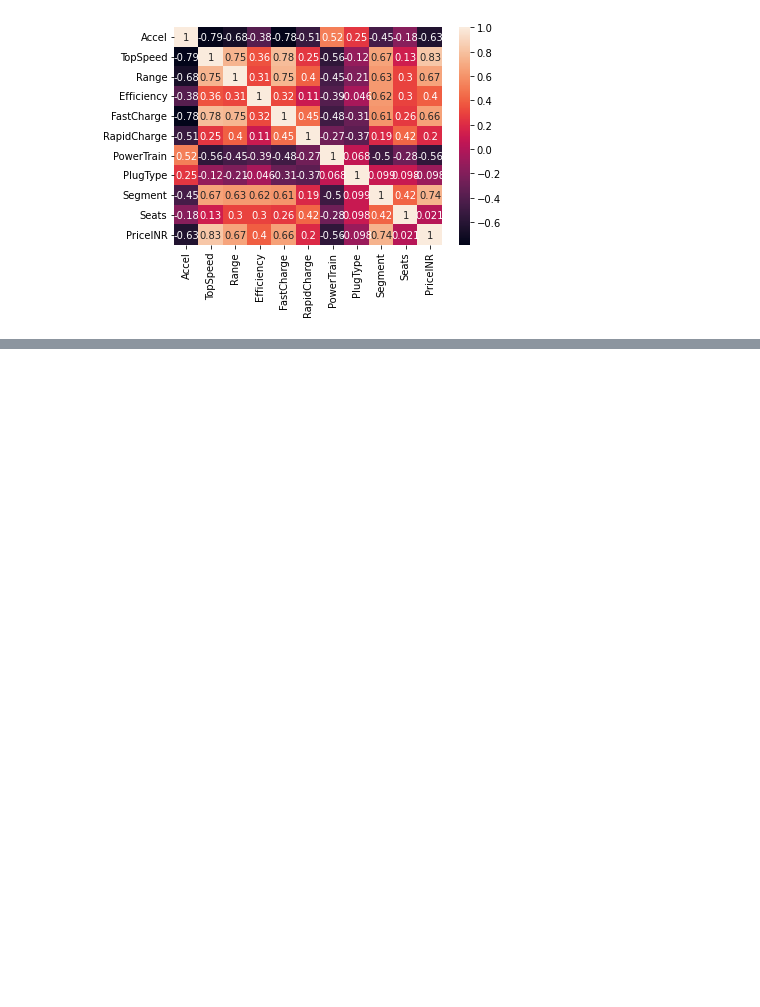
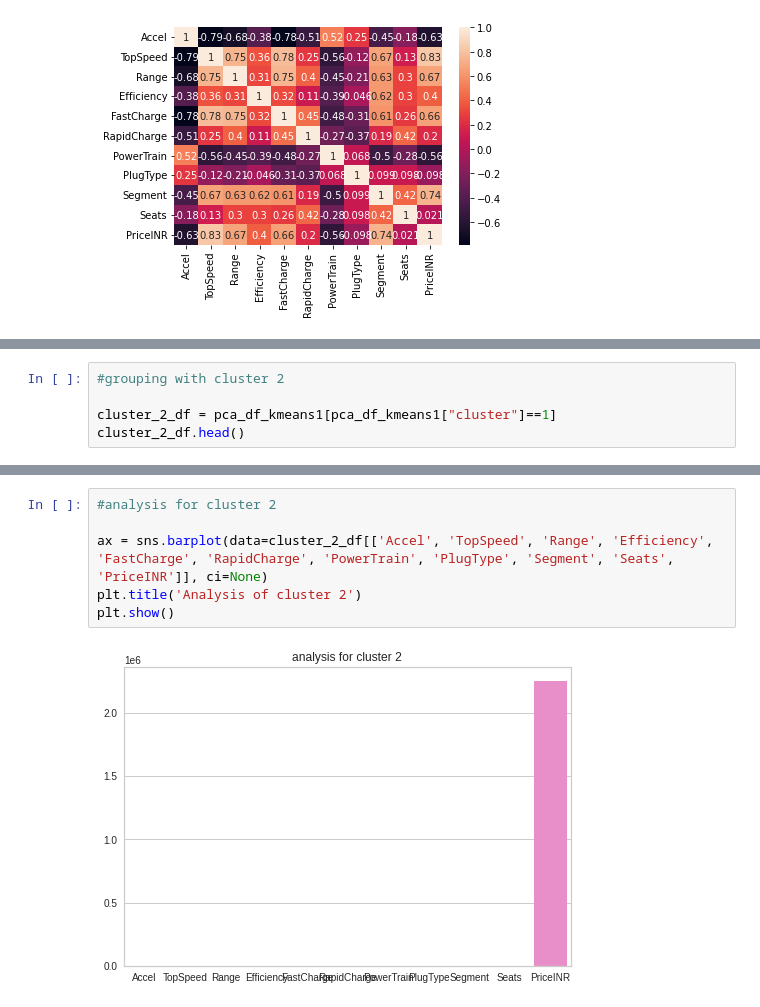
Before and after one commit to deepak03c/EV_Market_Segmentation, a Jupyter notebook: CLUSTERING_MODEL.ipynb, the cells around one changed output, grey strips where cells are left out. Saved outputs shown, nothing was run; the diff lists cells and outputs as text; blank space fills up the shorter version.

```diff
--- a/CLUSTERING_MODEL.ipynb
+++ b/CLUSTERING_MODEL.ipynb
@@ -578,0 +584,5 @@ cluster_1_df.head()
+# %%
+#grouping with cluster 2
+
+cluster_2_df = pca_df_kmeans1[pca_df_kmeans1["cluster"]==1]
+cluster_2_df.head()
@@ -578,0 +596,8 @@ cluster_1_df.head()
+# %%
+#analysis for cluster 2
+
+ax = sns.barplot(data=cluster_2_df[['Accel', 'TopSpeed', 'Range', 'Efficiency', 'FastCharge', 'RapidCharge', 'PowerTrain', 'PlugType', 'Segment', 'Seats', 'PriceINR']], ci=None)
+plt.title('Analysis of cluster 2')
+plt.show()
+# %% [output]
+[figure, added]
```
Also changed, not shown: parts of 14 cells of this notebook.
